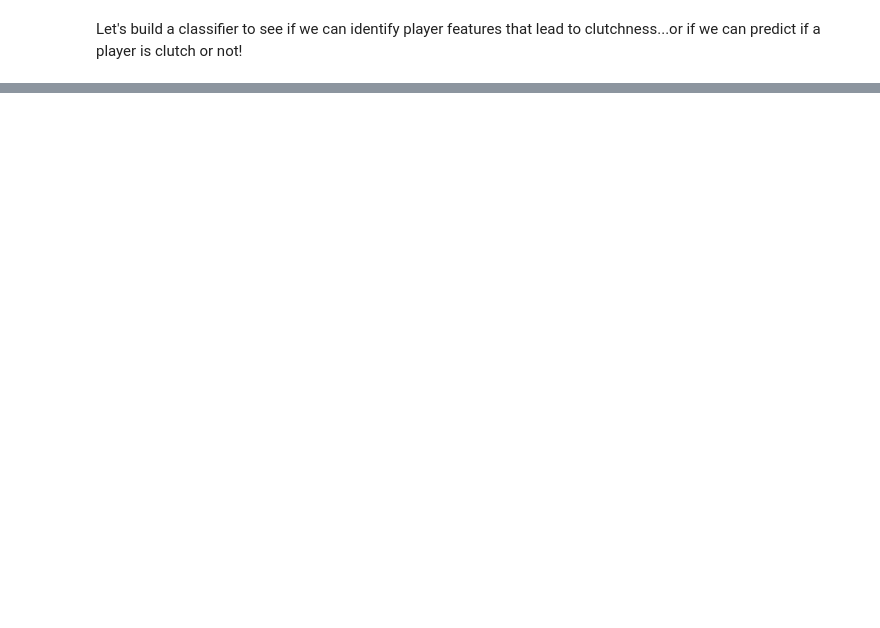
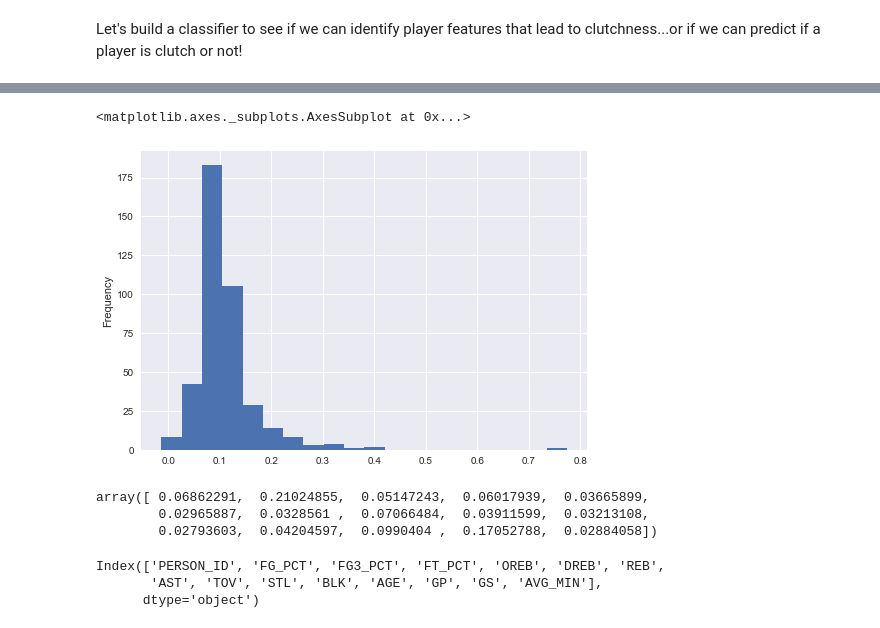
Before and after one commit to Zhuaggy/Nba_clutch, a Jupyter notebook: Notebooks/Clutch Classifier.ipynb, the cells around one changed output, grey strips where cells are left out. Drawn from its saved outputs; the diff is of its cells as text; code cells hidden in the pictures; blank space fills up the shorter version.

```diff
--- a/Notebooks/Clutch Classifier.ipynb
+++ b/Notebooks/Clutch Classifier.ipynb
@@ -61,0 +209,17 @@ df2
+# %%
+df_results['prediction'].plot(kind = 'hist', bins = 20)
+# %% [output]
+<matplotlib.axes._subplots.AxesSubplot at 0x...>
+[figure, added]
+# %%
+estimator.feature_importances_
+# %% [output]
+array([ 0.06862291,  0.21024855,  0.05147243,  0.06017939,  0.03665899,
+        0.02965887,  0.0328561 ,  0.07066484,  0.03911599,  0.03213108,
+        0.02793603,  0.04204597,  0.0990404 ,  0.17052788,  0.02884058])
+# %%
+features.columns
+# %% [output]
+Index(['PERSON_ID', 'FG_PCT', 'FG3_PCT', 'FT_PCT', 'OREB', 'DREB', 'REB',
+       'AST', 'TOV', 'STL', 'BLK', 'AGE', 'GP', 'GS', 'AVG_MIN'],
+      dtype='object')
```
Also changed, not shown: parts of 34 cells of this notebook, 4 other files.
